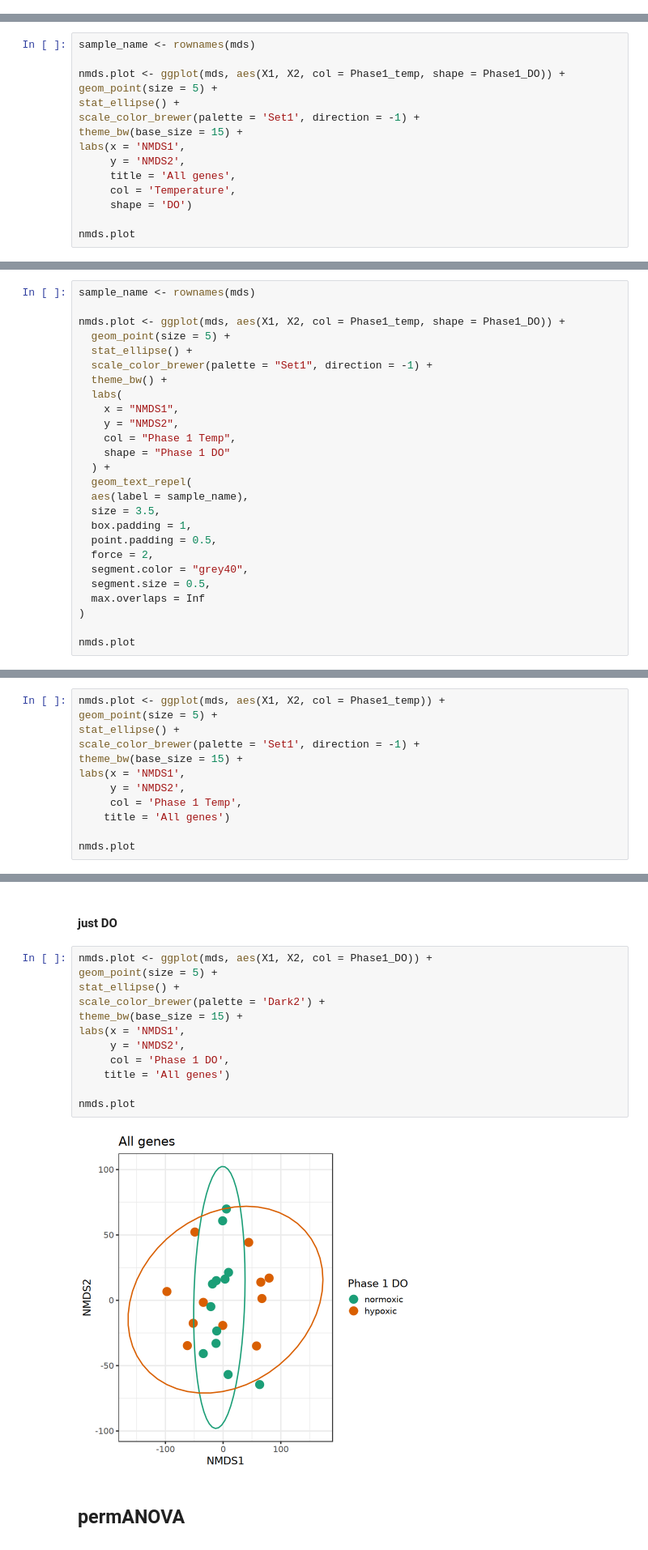
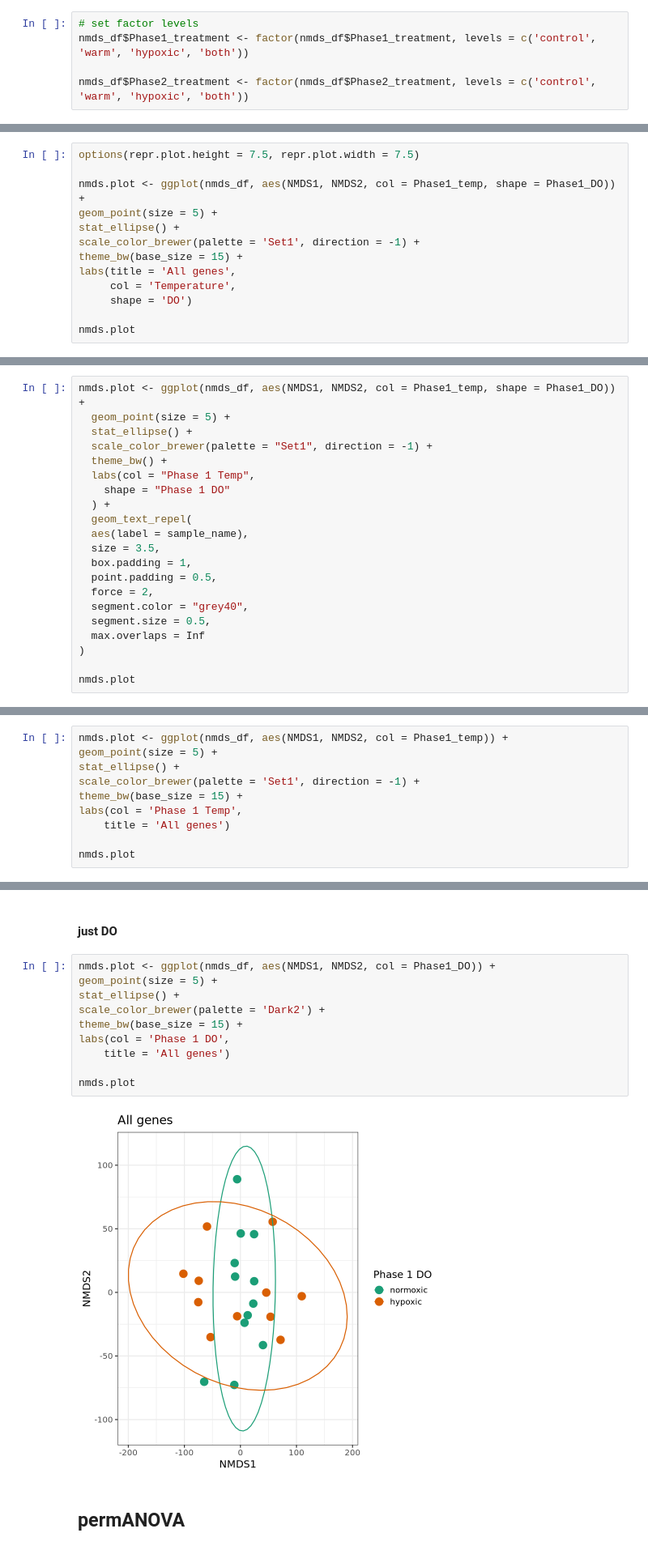
Before and after one commit to jgmcdonough/CE24_RNA-seq, a Jupyter notebook: analysis/diff_expression/phase1_v_phase1/filter_deseq_p1.v.p1.ipynb, the cells around one changed output, grey strips where cells are left out. Shown at 81% size. Drawn from its saved outputs; the diff is of its cells as text.

```diff
--- a/analysis/diff_expression/phase1_v_phase1/filter_deseq_p1.v.p1.ipynb
+++ b/analysis/diff_expression/phase1_v_phase1/filter_deseq_p1.v.p1.ipynb
@@ -360,0 +410,5 @@ A data.frame: 6 × 12
+# %%
+# set factor levels
+nmds_df$Phase1_treatment <- factor(nmds_df$Phase1_treatment, levels = c('control', 'warm', 'hypoxic', 'both'))
+
+nmds_df$Phase2_treatment <- factor(nmds_df$Phase2_treatment, levels = c('control', 'warm', 'hypoxic', 'both'))
@@ -361,16 +532,14 @@ A data.frame: 6 × 12
 # %% [markdown]
 #### temp and DO
 # %%
-sample_name <- rownames(mds)
+options(repr.plot.height = 7.5, repr.plot.width = 7.5)
 
-nmds.plot <- ggplot(mds, aes(X1, X2, col = Phase1_temp, shape = Phase1_DO)) +
+nmds.plot <- ggplot(nmds_df, aes(NMDS1, NMDS2, col = Phase1_temp, shape = Phase1_DO)) +
 geom_point(size = 5) +
 stat_ellipse() +
 scale_color_brewer(palette = 'Set1', direction = -1) +
 theme_bw(base_size = 15) +
-labs(x = 'NMDS1',
-     y = 'NMDS2',
-     title = 'All genes',
+labs(title = 'All genes',
      col = 'Temperature',
      shape = 'DO')
 
@@ -386,15 +555,10 @@ There are some samples that appear to be "paired" - they're right next to each o
 # %%
-sample_name <- rownames(mds)
-
-nmds.plot <- ggplot(mds, aes(X1, X2, col = Phase1_temp, shape = Phase1_DO)) +
+nmds.plot <- ggplot(nmds_df, aes(NMDS1, NMDS2, col = Phase1_temp, shape = Phase1_DO)) +
   geom_point(size = 5) +
   stat_ellipse() +
   scale_color_brewer(palette = "Set1", direction = -1) +
   theme_bw() +
-  labs(
-    x = "NMDS1",
-    y = "NMDS2",
-    col = "Phase 1 Temp",
+  labs(col = "Phase 1 Temp",
     shape = "Phase 1 DO"
   ) +
   geom_text_repel(
@@ -422,14 +586,12 @@ now, I'm going to plot the same NMDS as above but showing only one variable at a
 # %% [markdown]
 #### just temp
 # %%
-nmds.plot <- ggplot(mds, aes(X1, X2, col = Phase1_temp)) +
+nmds.plot <- ggplot(nmds_df, aes(NMDS1, NMDS2, col = Phase1_temp)) +
 geom_point(size = 5) +
 stat_ellipse() +
 scale_color_brewer(palette = 'Set1', direction = -1) +
 theme_bw(base_size = 15) +
-labs(x = 'NMDS1',
-     y = 'NMDS2',
-     col = 'Phase 1 Temp',
+labs(col = 'Phase 1 Temp',
     title = 'All genes')
 
 nmds.plot
@@ -438,19 +600,17 @@ nmds.plot
 # %% [markdown]
 #### just DO
 # %%
-nmds.plot <- ggplot(mds, aes(X1, X2, col = Phase1_DO)) +
+nmds.plot <- ggplot(nmds_df, aes(NMDS1, NMDS2, col = Phase1_DO)) +
 geom_point(size = 5) +
 stat_ellipse() +
 scale_color_brewer(palette = 'Dark2') +
 theme_bw(base_size = 15) +
-labs(x = 'NMDS1',
-     y = 'NMDS2',
-     col = 'Phase 1 DO',
+labs(col = 'Phase 1 DO',
     title = 'All genes')
 
 nmds.plot
 # %% [output]
-[figure, old version]
+[figure, new version]
 # %% [markdown]
 ## permANOVA
 # %%
```
Also changed, not shown: parts of 20 cells of this notebook.
